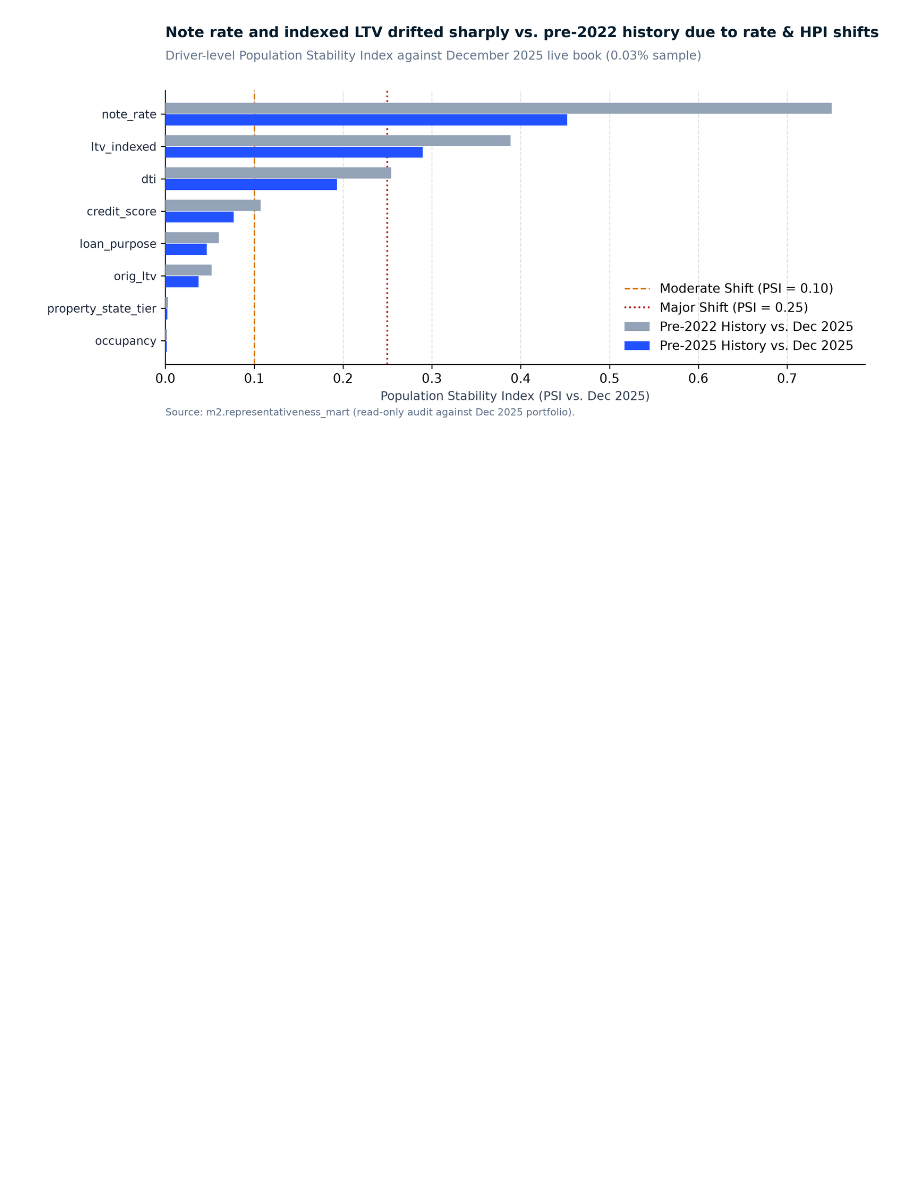
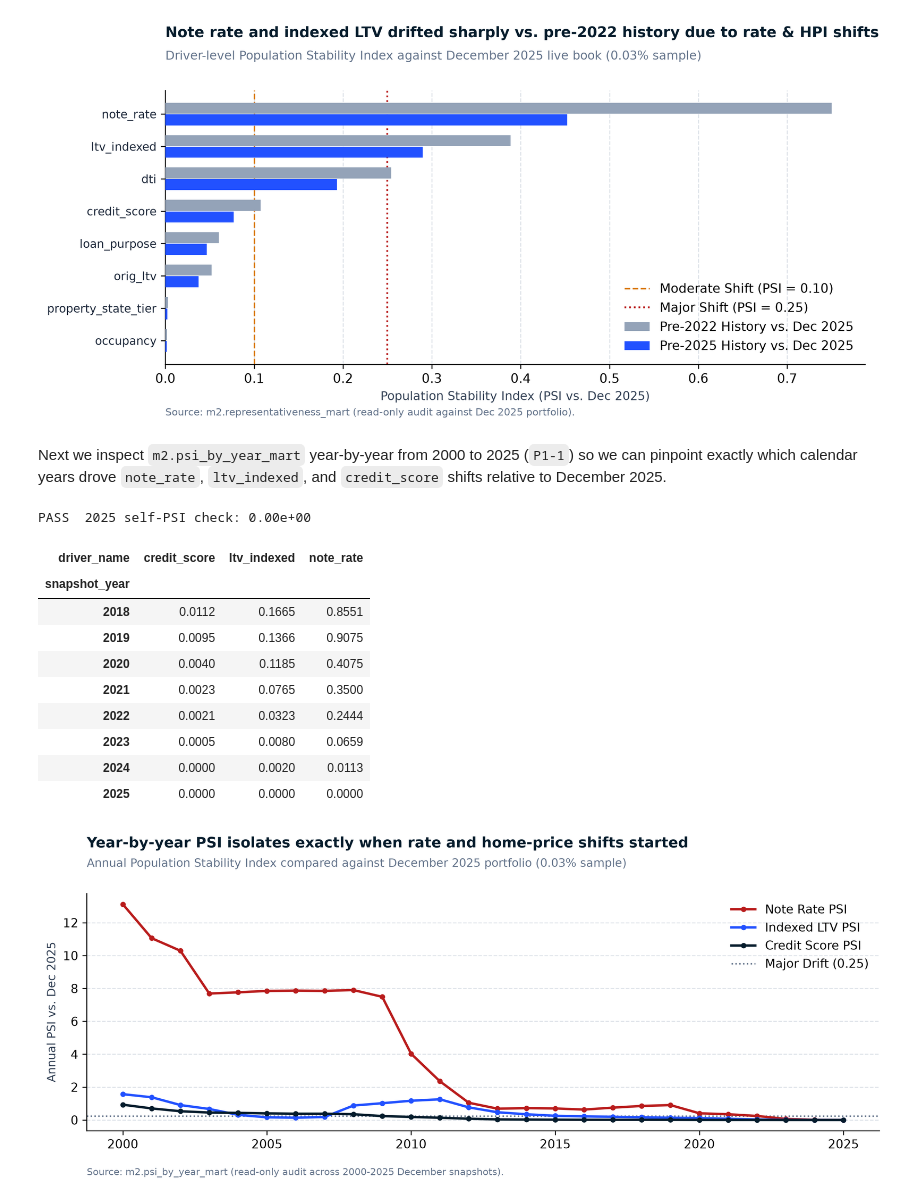
Before and after one commit to deveshusg/V4_bank-credit-risk-platform, a Jupyter notebook: residential_mortgage/02_portfolio_analytics/notebooks/script_explanation/16_representativeness.ipynb, the cells around one changed output. Drawn from its saved outputs; the diff is of its cells as text; code cells hidden in the pictures; blank space fills up the shorter version.

```diff
--- a/residential_mortgage/02_portfolio_analytics/notebooks/script_explanation/16_representativeness.ipynb
+++ b/residential_mortgage/02_portfolio_analytics/notebooks/script_explanation/16_representativeness.ipynb
@@ -136,3 +132,59 @@ con.close()
 | ltv_indexed | 0.3887 | 0.2897 |
 | note_rate | 0.7502 | 0.4526 |
 [figure]
+# %% [markdown]
+Next we inspect `m2.psi_by_year_mart` year-by-year from 2000 to 2025 (`P1-1`) so we can pinpoint exactly which calendar years drove `note_rate`, `ltv_indexed`, and `credit_score` shifts relative to December 2025.
+# %%
+# Verify year-by-year PSI drift history and confirm latest snapshot year equals 0.0
+# Query m2.psi_by_year_mart across key drivers and plot annual PSI curves via BytesIO
+zero_err = con.execute("SELECT max(abs(psi_vs_today)) FROM m2.psi_by_year_mart WHERE snapshot_year = 2025").fetchone()[0]
+assert zero_err < 1e-9, f"Non-zero 2025 self-PSI: {zero_err}"
+print(f"PASS  2025 self-PSI check: {zero_err:.2e}")
+
+psi_yr = con.execute("""
+    SELECT snapshot_year, driver_name, psi_vs_today
+    FROM m2.psi_by_year_mart
+    WHERE driver_name IN ('note_rate', 'ltv_indexed', 'credit_score')
+    ORDER BY snapshot_year
+""").fetchdf().pivot(index="snapshot_year", columns="driver_name", values="psi_vs_today")
+display(psi_yr.tail(8).round(4))
+
+fig, ax = plt.subplots(figsize=(10.2, 4.1), dpi=300, facecolor="#FFFFFF")
+ax.set_facecolor("#FFFFFF")
+for drv, col, lbl in [
+    ("note_rate", "#B91C1C", "Note Rate PSI"),
+    ("ltv_indexed", "#2251FF", "Indexed LTV PSI"),
+    ("credit_score", "#051C2C", "Credit Score PSI"),
+]:
+    ax.plot(psi_yr.index, psi_yr[drv], marker="o", markersize=3.5, linewidth=2.0, color=col, label=lbl, zorder=3)
+ax.axhline(0.25, color="#64748B", linestyle=":", linewidth=1.2, label="Major Drift (0.25)")
+ax.grid(axis="y", linestyle="--", alpha=0.3, color="#94A3B8", zorder=0)
+ax.spines["top"].set_visible(False)
+ax.spines["right"].set_visible(False)
+ax.set_ylabel("Annual PSI vs. Dec 2025", fontsize=9.5, color="#334155")
+ax.legend(frameon=False, loc="upper right")
+fig.text(0.07, 0.94, "Year-by-year PSI isolates exactly when rate and home-price shifts started", fontsize=12, fontweight="bold", color="#051C2C")
+fig.text(0.07, 0.885, "Annual Population Stability Index compared against December 2025 portfolio (0.03% sample)", fontsize=9.5, color="#64748B")
+fig.text(0.07, 0.015, "Source: m2.psi_by_year_mart (read-only audit across 2000-2025 December snapshots).", fontsize=8, color="#64748B")
+plt.subplots_adjust(left=0.07, right=0.97, top=0.81, bottom=0.14)
+buf = io.BytesIO()
+fig.savefig(buf, format="png", dpi=300, bbox_inches="tight", facecolor="#FFFFFF")
+plt.close(fig)
+display(Image(data=buf.getvalue()))
+
+# Close the in-memory DuckDB connection cleanly
+# Release the attached read-only sample DB handle
+con.close()
+# %% [output]
+PASS  2025 self-PSI check: 0.00e+00
+| driver_name | credit_score | ltv_indexed | note_rate |
+| snapshot_year |  |  |  |
+| 2018 | 0.0112 | 0.1665 | 0.8551 |
+| 2019 | 0.0095 | 0.1366 | 0.9075 |
+| 2020 | 0.0040 | 0.1185 | 0.4075 |
+| 2021 | 0.0023 | 0.0765 | 0.3500 |
+| 2022 | 0.0021 | 0.0323 | 0.2444 |
+| 2023 | 0.0005 | 0.0080 | 0.0659 |
+| 2024 | 0.0000 | 0.0020 | 0.0113 |
+| 2025 | 0.0000 | 0.0000 | 0.0000 |
+[figure, added]
```
Also changed, not shown: parts of 1 cell of this notebook, 8 other files.
